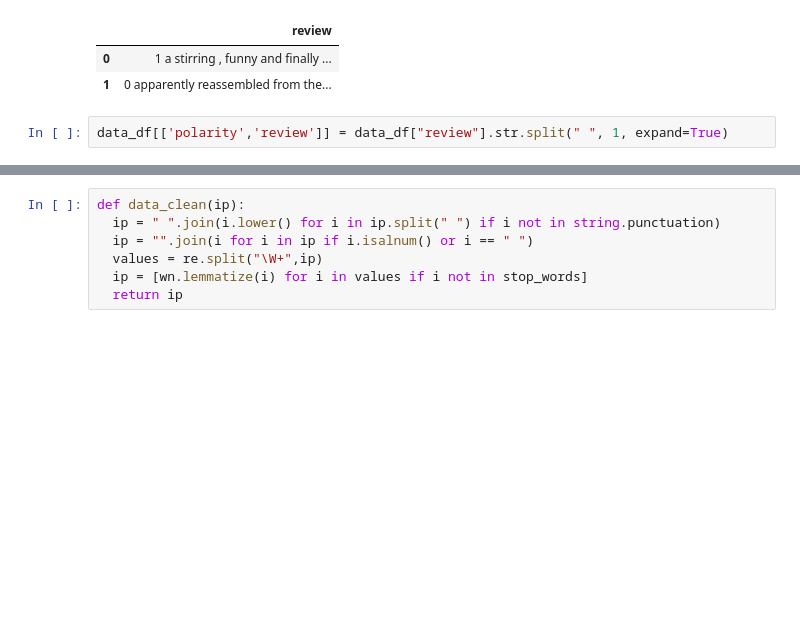
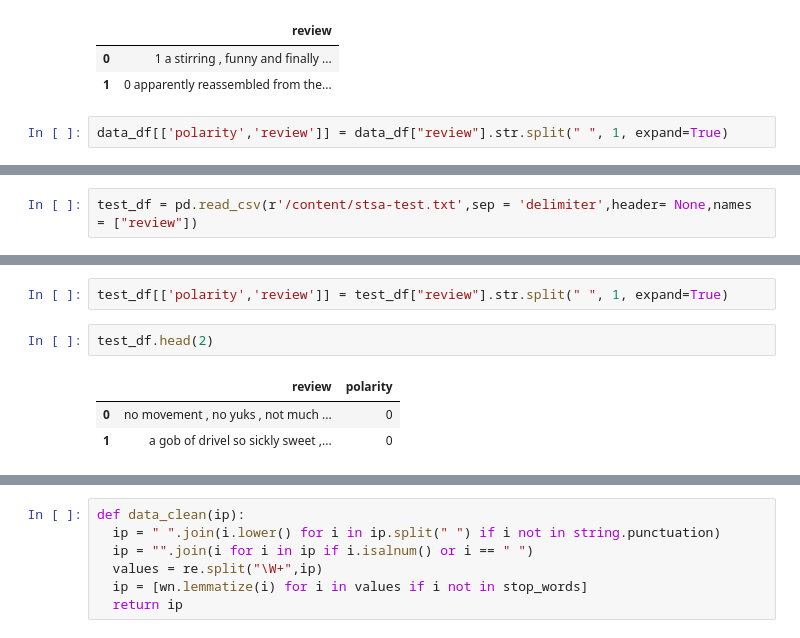
Before and after one commit to akhiltabjula/ComputationalMethodsForInformationSystems, a Jupyter notebook: In_class_exercise_09.ipynb, the cells around one changed output, grey strips where cells are left out. Saved outputs shown, nothing was run; the diff lists cells and outputs as text; blank space fills up the shorter version.

```diff
--- a/In_class_exercise_09.ipynb
+++ b/In_class_exercise_09.ipynb
@@ -65,0 +66,2 @@ data_df.head(2)
+# %%
+test_df = pd.read_csv(r'/content/stsa-test.txt',sep = 'delimiter',header= None,names = ["review"])
@@ -66,3 +74,11 @@ data_df.head(2)
+# %%
+test_df[['polarity','review']] = test_df["review"].str.split(" ", 1, expand=True)
+# %%
+test_df.head(2)
+# %% [output]
+|  | review | polarity |
+| 0 | no movement , no yuks , not much ... | 0 |
+| 1 | a gob of drivel so sickly sweet ,... | 0 |
 # %%
 #data cleaning
 import nltk
```
Also changed, not shown: parts of 53 cells of this notebook.
